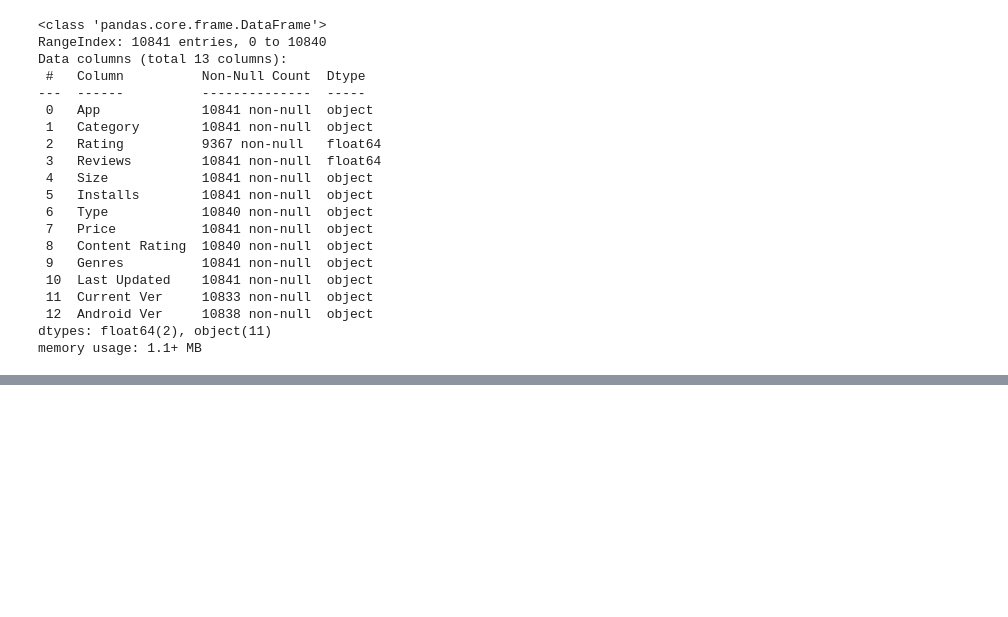
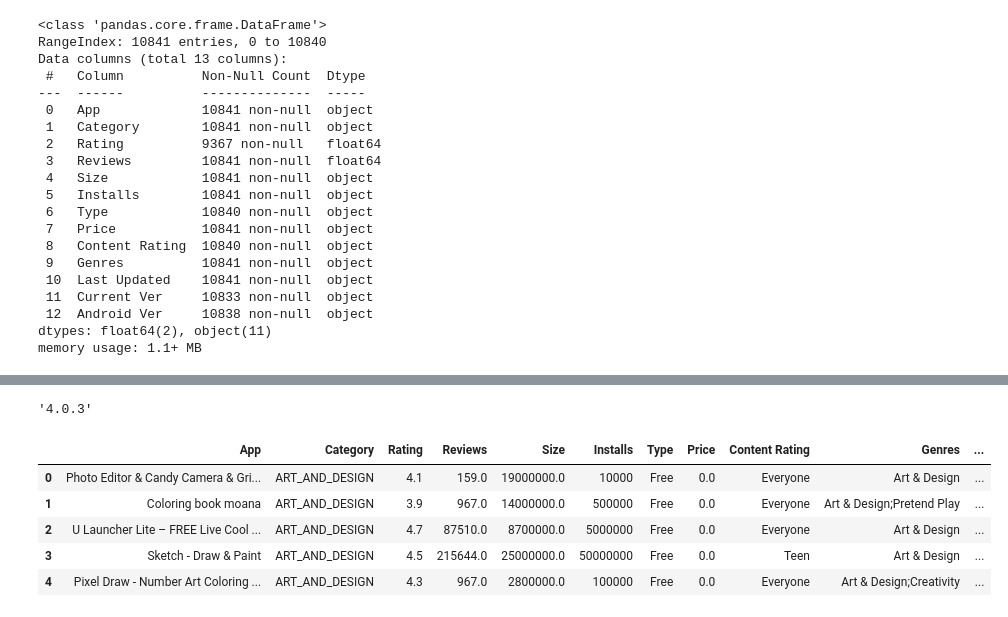
Before and after one commit to BalKrishna-Tiwari/Playstore-App-Analysis, a Jupyter notebook: PlayStoreAppAnalysis.ipynb, the cells around one changed output, grey strips where cells are left out. Saved outputs shown, nothing was run; the diff lists cells and outputs as text; code cells hidden in the pictures; blank space fills up the shorter version.

```diff
--- a/PlayStoreAppAnalysis.ipynb
+++ b/PlayStoreAppAnalysis.ipynb
@@ -140,0 +275,13 @@ memory usage: 1.1+ MB
+# %%
+def extract_price(price):
+  """ Give price prefixed as doller sign and the function will convert it into flat value """
+  if len(price)==1:
+    try: return float(price)
+    except: return 0
+
+  elif len(price)>1 and price[0]=='$':
+    try: return float(price[1:])
+    except: 0
+# %%
+# Implimenting extract price function on price column of dataframe
+df1['Price']=df1['Price'].apply(lambda x: extract_price(x))
@@ -140,0 +331,30 @@ memory usage: 1.1+ MB
+# %%
+def extract_lowest_android_2dig_version(version_range):
+  """ This function will deal with given version and range and extract info about lowest version required to run the app"""
+  try:
+    if version_range==np.nan:
+      return 'No data available'
+    elif version_range=='Varies with device':
+      return 'Varies with device'
+    elif version_range[-6:]=='and up':
+      return float(version_range[:3])
+    else: return float(version_range[0:3])
+
+  except:
+   return version_range
+# %%
+# Implimenting extract version function on android version column of dataframe
+df1['Android Ver2']=df1['Android Ver'].apply(lambda x: extract_lowest_android_2dig_version(x))
+# %%
+df1['Android Ver'][2][:len(df1['Android Ver'][2])-7]
+# %% [output]
+'4.0.3'
+# %%
+df1.head()
+# %% [output]
+|  | App | Category | Rating | Reviews | Size | Installs | Type | Price | Content Rating | Genres | ... |
+| 0 | Photo Editor & Candy Camera & Gri... | ART_AND_DESIGN | 4.1 | 159.0 | 19000000.0 | 10000 | Free | 0.0 | Everyone | Art & Design | ... |
+| 1 | Coloring book moana | ART_AND_DESIGN | 3.9 | 967.0 | 14000000.0 | 500000 | Free | 0.0 | Everyone | Art & Design;Pretend Play | ... |
+| 2 | U Launcher Lite – FREE Live Cool ... | ART_AND_DESIGN | 4.7 | 87510.0 | 8700000.0 | 5000000 | Free | 0.0 | Everyone | Art & Design | ... |
+| 3 | Sketch - Draw & Paint | ART_AND_DESIGN | 4.5 | 215644.0 | 25000000.0 | 50000000 | Free | 0.0 | Teen | Art & Design | ... |
+| 4 | Pixel Draw - Number Art Coloring ... | ART_AND_DESIGN | 4.3 | 967.0 | 2800000.0 | 100000 | Free | 0.0 | Everyone | Art & Design;Creativity | ... |
```
Also changed, not shown: parts of 14 cells of this notebook.
